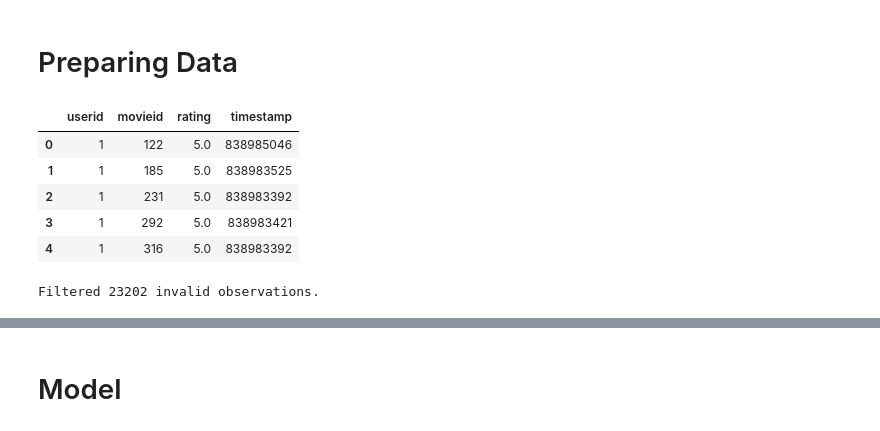
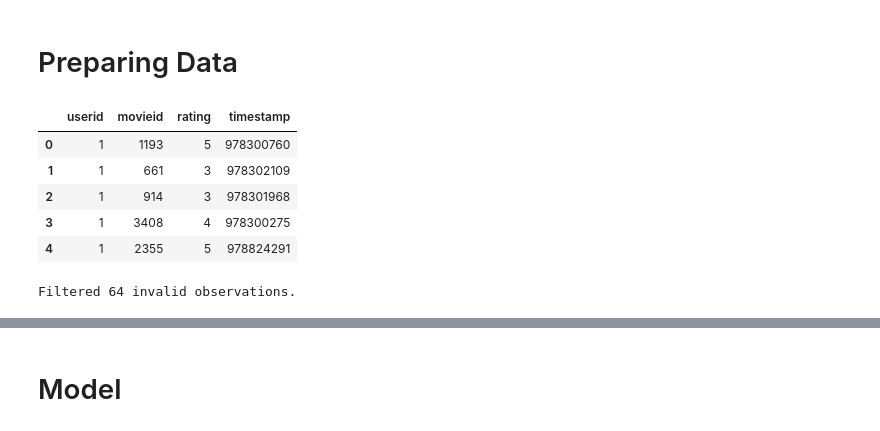
Before and after one commit to evfro/Tensor-Core-Projection, a Jupyter notebook: SeqTF.ipynb, the cells around one changed output, grey strips where cells are left out. Drawn from its saved outputs; the diff is of its cells as text; code cells hidden in the pictures.

```diff
--- a/SeqTF.ipynb
+++ b/SeqTF.ipynb
@@ -11,19 +11,19 @@ from evaluation import downvote_seen_items, model_evaluate, topn_recommendations
 # %% [markdown]
 # Preparing Data
 # %%
-mldata = get_movielens_data('ml-10m.zip', include_time=True)
+mldata = get_movielens_data('ml-1m.zip', include_time=True)
 mldata.head()
 # %% [output]
 |  | userid | movieid | rating | timestamp |
-| 0 | 1 | 122 | 5.0 | 838985046 |
-| 1 | 1 | 185 | 5.0 | 838983525 |
-| 2 | 1 | 231 | 5.0 | 838983392 |
-| 3 | 1 | 292 | 5.0 | 838983421 |
-| 4 | 1 | 316 | 5.0 | 838983392 |
+| 0 | 1 | 1193 | 5 | 978300760 |
+| 1 | 1 | 661 | 3 | 978302109 |
+| 2 | 1 | 914 | 3 | 978301968 |
+| 3 | 1 | 3408 | 4 | 978300275 |
+| 4 | 1 | 2355 | 5 | 978824291 |
 # %%
-train_pack, valid_pack, test_pack = split_data(mldata, time_q=0.95)
+train_pack, valid_pack, test_pack = split_data(mldata, time_q=0.9)
 # %% [output]
-Filtered 23202 invalid observations.
+Filtered 64 invalid observations.
 # %%
 n_pos = 200
 
```
Also changed, not shown: parts of 11 cells of this notebook.
